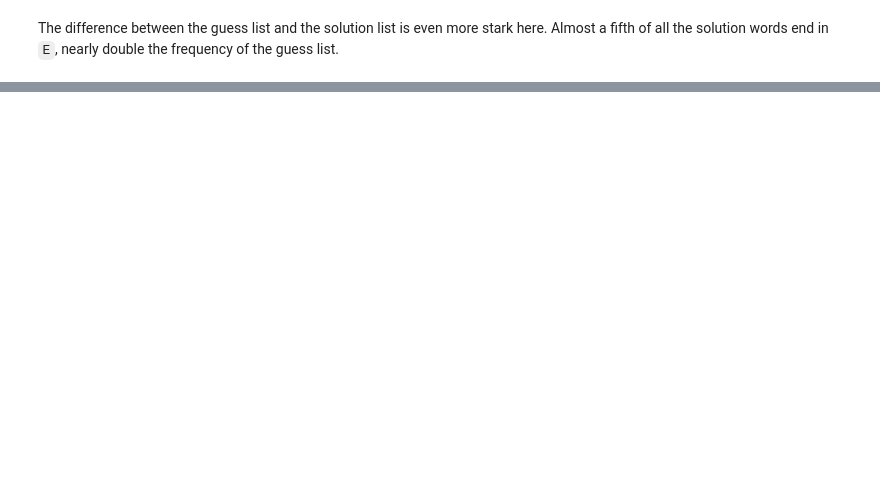
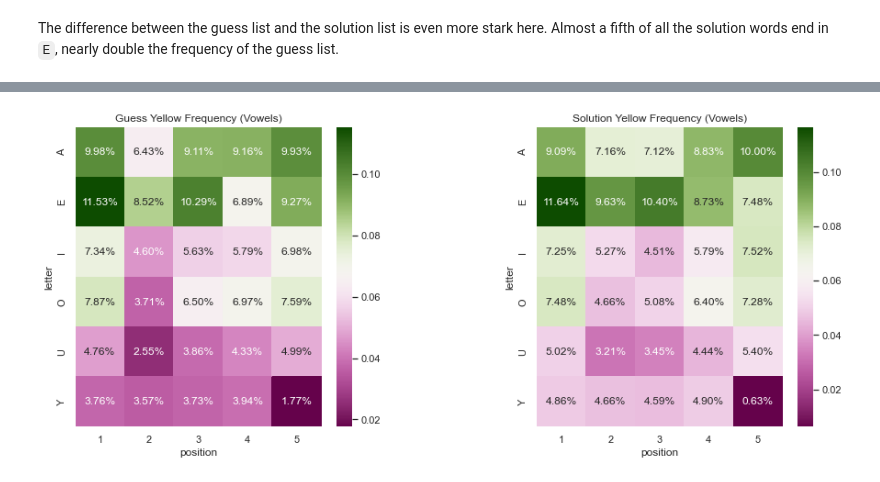
Before and after one commit to vwallen/personal-notebooks, a Jupyter notebook: wordle-letters/wordle-letters.ipynb, the cells around one changed output, grey strips where cells are left out. Cells and saved outputs as stored; diff of their text form; code cells hidden in the pictures; blank space fills up the shorter version.

```diff
--- a/wordle-letters/wordle-letters.ipynb
+++ b/wordle-letters/wordle-letters.ipynb
@@ -145,0 +238,26 @@ The difference between the guess list and the solution list is even more stark h
+# %%
+guess_vowels_y = guess_yfreq.loc[['A','E','I','O','U','Y']]
+solution_vowels_y = solution_yfreq.loc[['A','E','I','O','U','Y']]
+
+fig, axes = plt.subplots(1, 2, figsize=(15, 6))
+fig.subplots_adjust(wspace=0.5)
+hm1 = sns.heatmap(
+    guess_vowels_y.astype(float),
+    ax=axes[0], cmap=cm.bam,
+    annot=True, fmt='.2%'
+).set(
+    title='Guess Yellow Frequency (Vowels)',
+    xlabel='position',
+    ylabel='letter'
+)
+hm2 = sns.heatmap(
+    solution_vowels_y.astype(float),
+    ax=axes[1], cmap=cm.bam,
+    annot=True, fmt='.2%'
+).set(
+    title='Solution Yellow Frequency (Vowels)',
+    xlabel='position',
+    ylabel='letter'
+)
+# %% [output]
+[figure, added]
```
Also changed, not shown: parts of 11 cells of this notebook, 1 other file.
